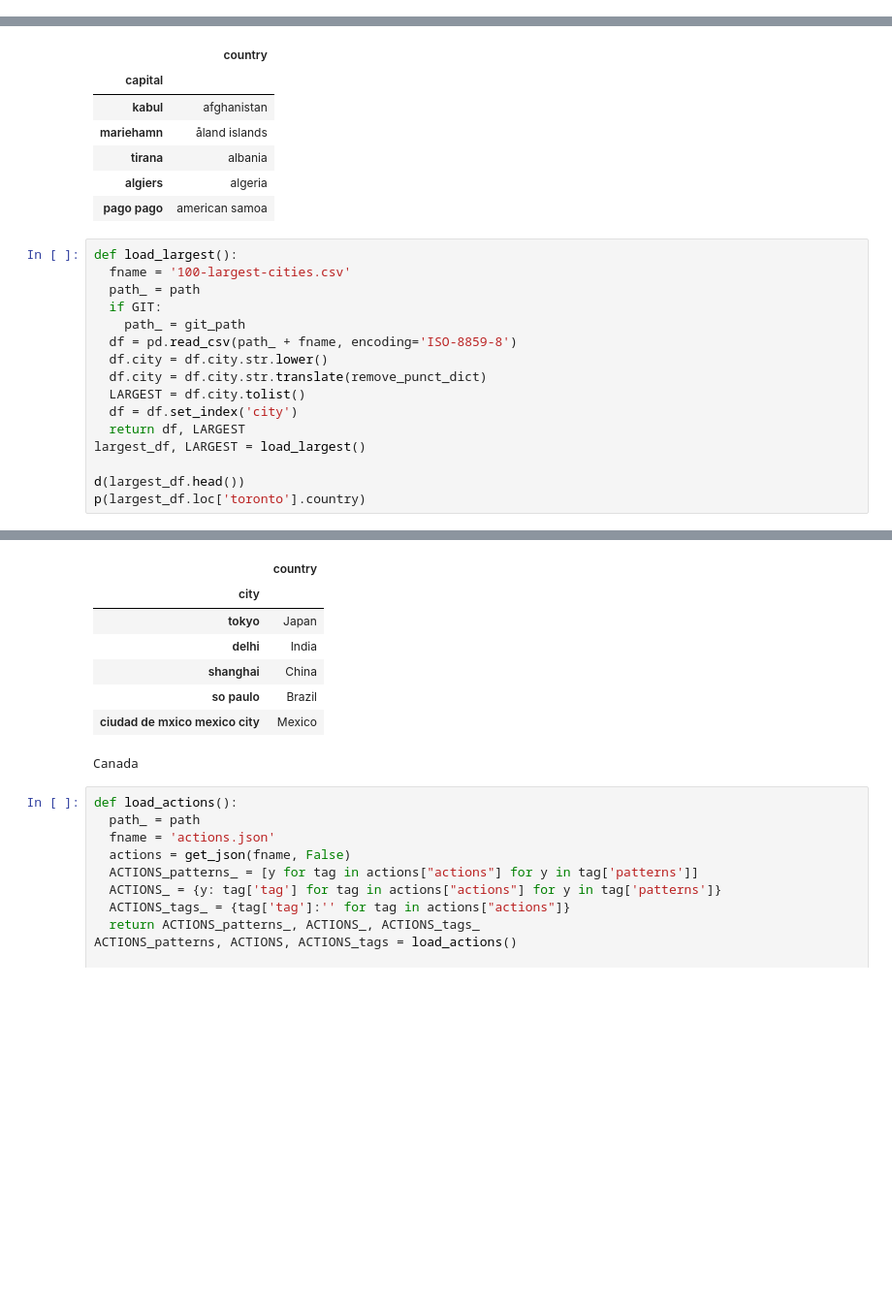
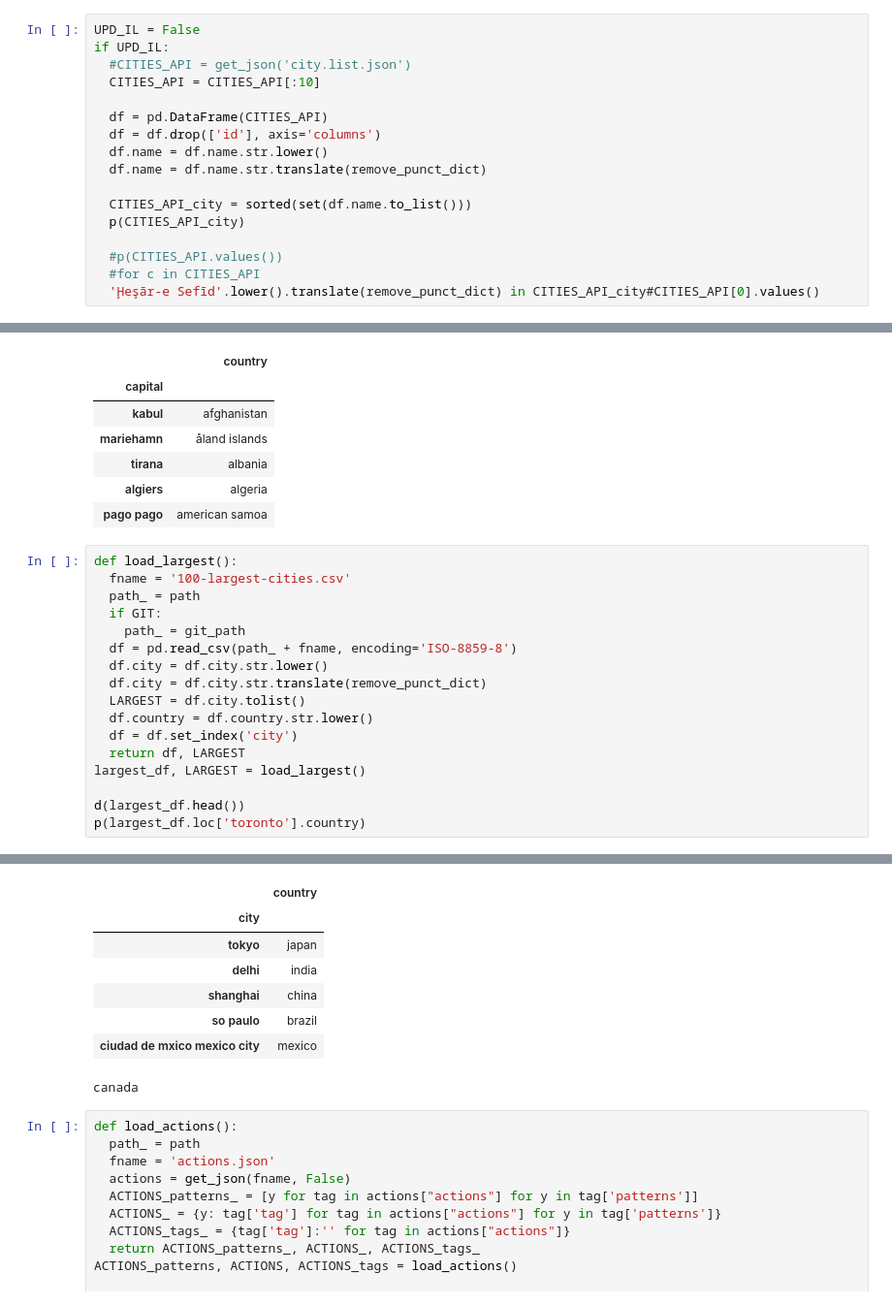
Before and after one commit to drbarak/NLP-FinalProject, a Jupyter notebook: ChatBot.ipynb, the cells around one changed output, grey strips where cells are left out. Shown: that part at 97% size. Cells and saved outputs as stored; diff of their text form; blank space fills up the shorter version.

```diff
--- a/ChatBot.ipynb
+++ b/ChatBot.ipynb
@@ -156 +234,18 @@ def get_json(fname, GIT=True):
+# %%
+UPD_IL = False
+if UPD_IL:
+  #CITIES_API = get_json('city.list.json')
+  CITIES_API = CITIES_API[:10]
+
+  df = pd.DataFrame(CITIES_API)
+  df = df.drop(['id'], axis='columns')
+  df.name = df.name.str.lower()
+  df.name = df.name.str.translate(remove_punct_dict)
+
+  CITIES_API_city = sorted(set(df.name.to_list()))
+  p(CITIES_API_city)
+
+  #p(CITIES_API.values())
+  #for c in CITIES_API
+  'Ḩeşār-e Sefīd'.lower().translate(remove_punct_dict) in CITIES_API_city#CITIES_API[0].values()
 # %%
@@ -297,29 +375,30 @@ spain
 # %%
 def load_largest():
   fname = '100-largest-cities.csv'
   path_ = path
   if GIT:
     path_ = git_path
   df = pd.read_csv(path_ + fname, encoding='ISO-8859-8')
   df.city = df.city.str.lower()
   df.city = df.city.str.translate(remove_punct_dict)
   LARGEST = df.city.tolist()
+  df.country = df.country.str.lower()
   df = df.set_index('city')
   return df, LARGEST
 largest_df, LARGEST = load_largest()
 
 d(largest_df.head())
 p(largest_df.loc['toronto'].country)
 # %% [output]
 [interactive output not drawn]
 |  | country |
 | city |  |
-| tokyo | Japan |
-| delhi | India |
-| shanghai | China |
-| so paulo | Brazil |
-| ciudad de mxico mexico city | Mexico |
+| tokyo | japan |
+| delhi | india |
+| shanghai | china |
+| so paulo | brazil |
+| ciudad de mxico mexico city | mexico |
-Canada
+canada
 # %%
 def load_actions():
   path_ = path
```
Also changed, not shown: parts of 27 cells of this notebook.
